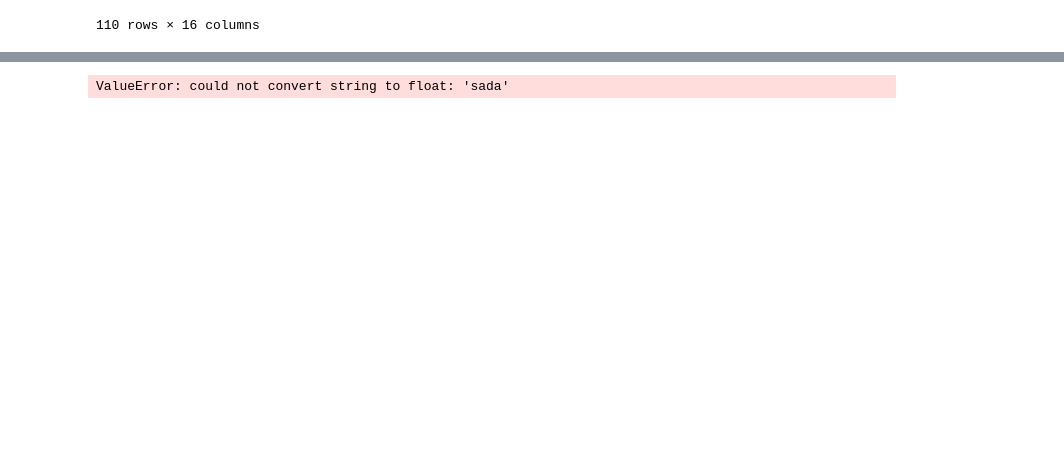
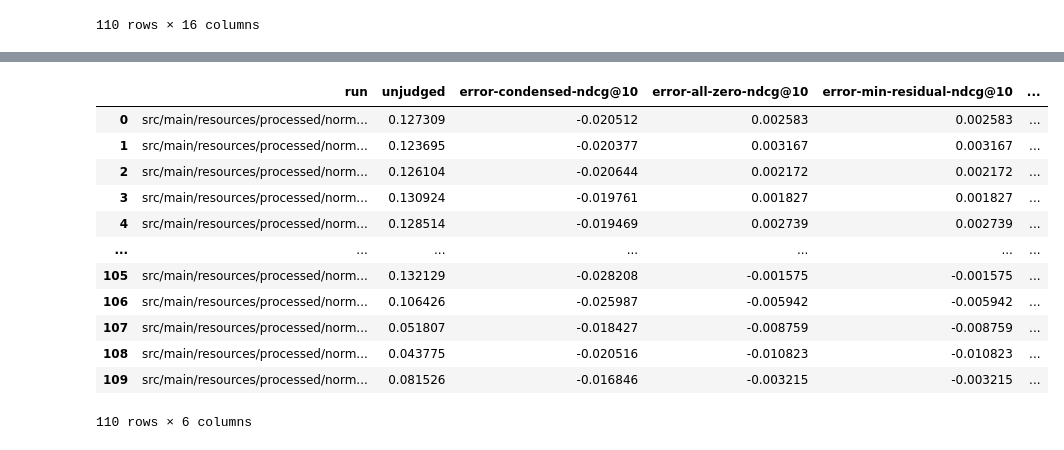
Before and after one commit to webis-de/ECIR-23, a Jupyter notebook: src/main/ipynb/evaluate-robust04.ipynb, the cells around one changed output, grey strips where cells are left out. Saved outputs shown, nothing was run; the diff lists cells and outputs as text; code cells hidden in the pictures; blank space fills up the shorter version.

```diff
--- a/src/main/ipynb/evaluate-robust04.ipynb
+++ b/src/main/ipynb/evaluate-robust04.ipynb
@@ -126,7 +126,8 @@ def process_df(df):
     ret['run'] = run
     return pd.DataFrame([ret])
 
-df.groupby('run').apply(process_df)
+aggregated_df = df.groupby('run').apply(process_df)
+aggregated_df
 # %% [output]
 |  |  | (complete, unjudged@10) | (depth-10-incomplete, unjudged@10) | (depth-20-incomplete, unjudged@10) | (complete, condensed-ndcg@10) | ... |
 | run |  |  |  |  |  | ... |
@@ -179,4 +146,29 @@ df_tmp[df_tmp['pooling'] == 'complete-pool']
-# %%
-df
-# %% [output]
-ValueError: could not convert string to float: 'sada'
+# %%
+def report_for_row(df_row, depth):
+    ground_truth = float(df_row[('complete', f'ndcg@{depth}')])
+
+    return {
+        'run': df_row['run'],
+        'unjudged': float(df_row[(f'depth-{depth}-incomplete', f'unjudged@{depth}')]),
+        'error-condensed-ndcg@10': ground_truth - float(df_row[(f'depth-{depth}-incomplete', f'condensed-ndcg@{depth}')]),
+        'error-all-zero-ndcg@10': ground_truth - float(df_row[(f'depth-{depth}-incomplete', f'ndcg@{depth}')]),
+        'error-min-residual-ndcg@10': ground_truth - float(df_row[(f'depth-{depth}-incomplete', f'residual-ndcg@{depth}-min')]),
+        'error-max-residual-ndcg@10': ground_truth - float(df_row[(f'depth-{depth}-incomplete', f'residual-ndcg@{depth}-max')]),
+    }
+
+df_report = pd.DataFrame([dict(i) for i in aggregated_df.apply(lambda i: report_for_row(i, 10), axis=1)])
+df_report
+# %% [output]
+|  | run | unjudged | error-condensed-ndcg@10 | error-all-zero-ndcg@10 | error-min-residual-ndcg@10 | ... |
+| 0 | src/main/resources/processed/norm... | 0.127309 | -0.020512 | 0.002583 | 0.002583 | ... |
+| 1 | src/main/resources/processed/norm... | 0.123695 | -0.020377 | 0.003167 | 0.003167 | ... |
+| 2 | src/main/resources/processed/norm... | 0.126104 | -0.020644 | 0.002172 | 0.002172 | ... |
+| 3 | src/main/resources/processed/norm... | 0.130924 | -0.019761 | 0.001827 | 0.001827 | ... |
+| 4 | src/main/resources/processed/norm... | 0.128514 | -0.019469 | 0.002739 | 0.002739 | ... |
+| ... | ... | ... | ... | ... | ... | ... |
+| 105 | src/main/resources/processed/norm... | 0.132129 | -0.028208 | -0.001575 | -0.001575 | ... |
+| 106 | src/main/resources/processed/norm... | 0.106426 | -0.025987 | -0.005942 | -0.005942 | ... |
+| 107 | src/main/resources/processed/norm... | 0.051807 | -0.018427 | -0.008759 | -0.008759 | ... |
+| 108 | src/main/resources/processed/norm... | 0.043775 | -0.020516 | -0.010823 | -0.010823 | ... |
+| 109 | src/main/resources/processed/norm... | 0.081526 | -0.016846 | -0.003215 | -0.003215 | ... |
+110 rows × 6 columns
```
Also changed, not shown: parts of 4 cells of this notebook.
